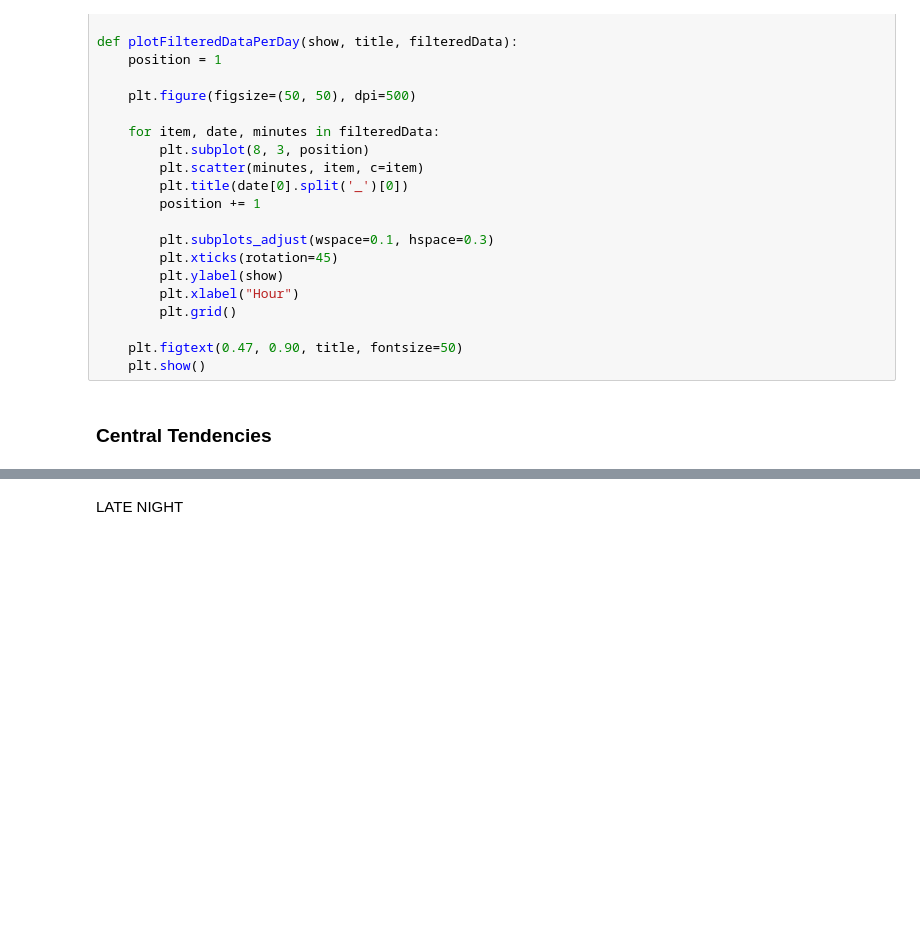
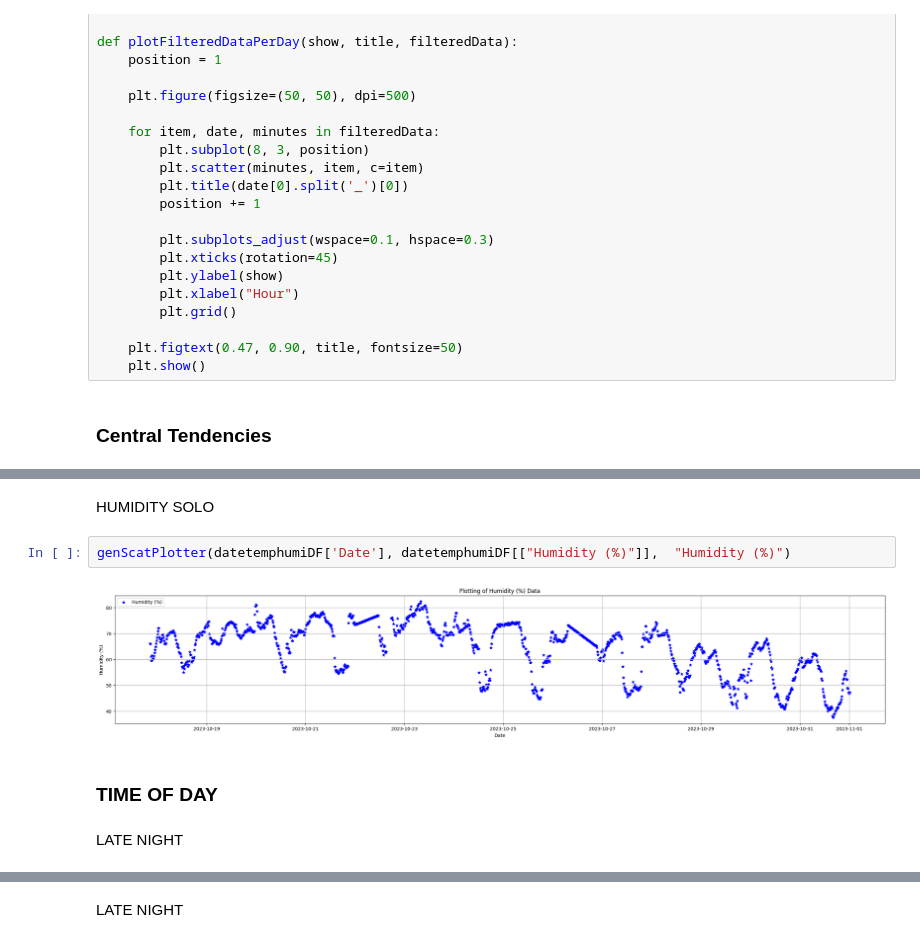
Before and after one commit to IanNoelBanta/DSP-MidtermProject, a Jupyter notebook: Figure4_MidtermProject.ipynb, the cells around one changed output, grey strips where cells are left out. Drawn from its saved outputs; the diff is of its cells as text; blank space fills up the shorter version.

```diff
--- a/Figure4_MidtermProject.ipynb
+++ b/Figure4_MidtermProject.ipynb
@@ -239,0 +403,10 @@ def getStats(get, indexesOfTargets, dataFrame):
+# %% [markdown]
+HUMIDITY SOLO
+# %%
+genScatPlotter(datetemphumiDF['Date'], datetemphumiDF[["Humidity (%)"]],  "Humidity (%)")
+# %% [output]
+[figure, added]
+# %% [markdown]
+### TIME OF DAY
+# %% [markdown]
+LATE NIGHT
```
Also changed, not shown: parts of 63 cells of this notebook.
